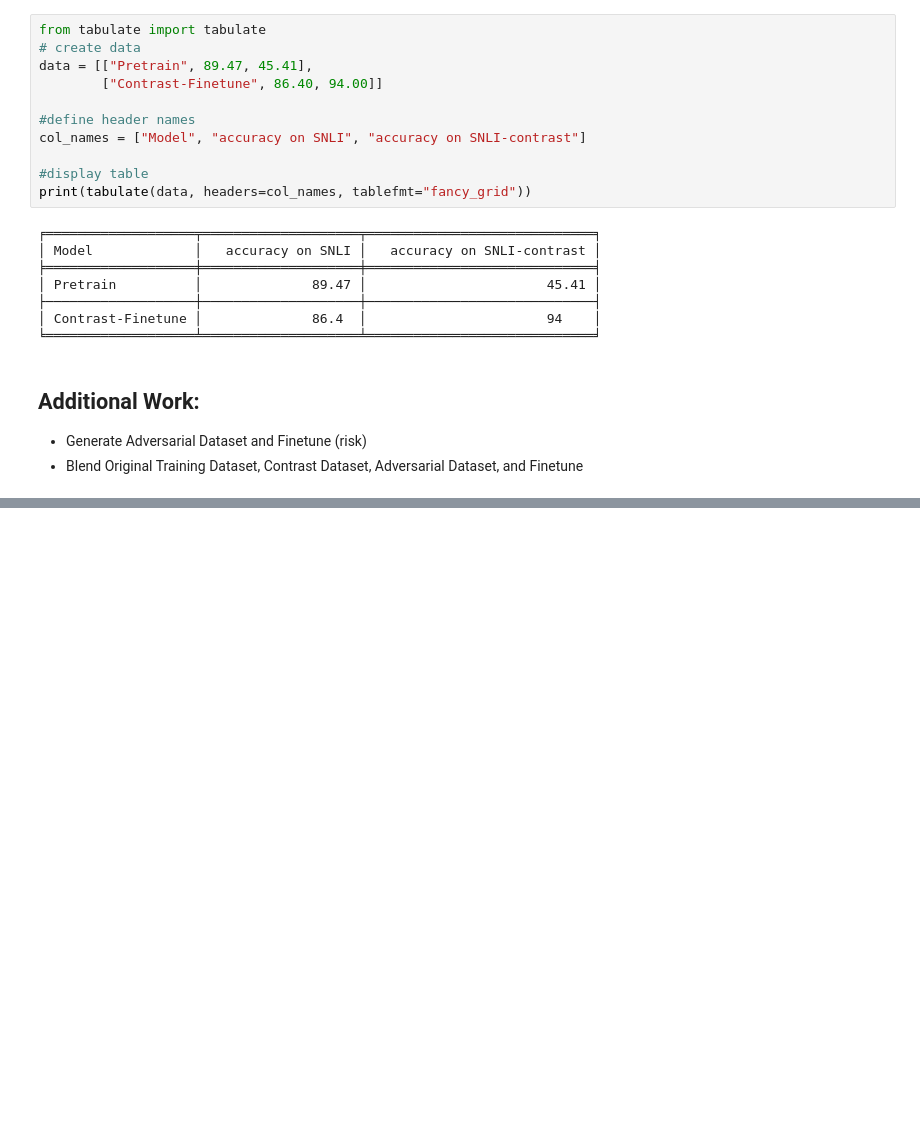
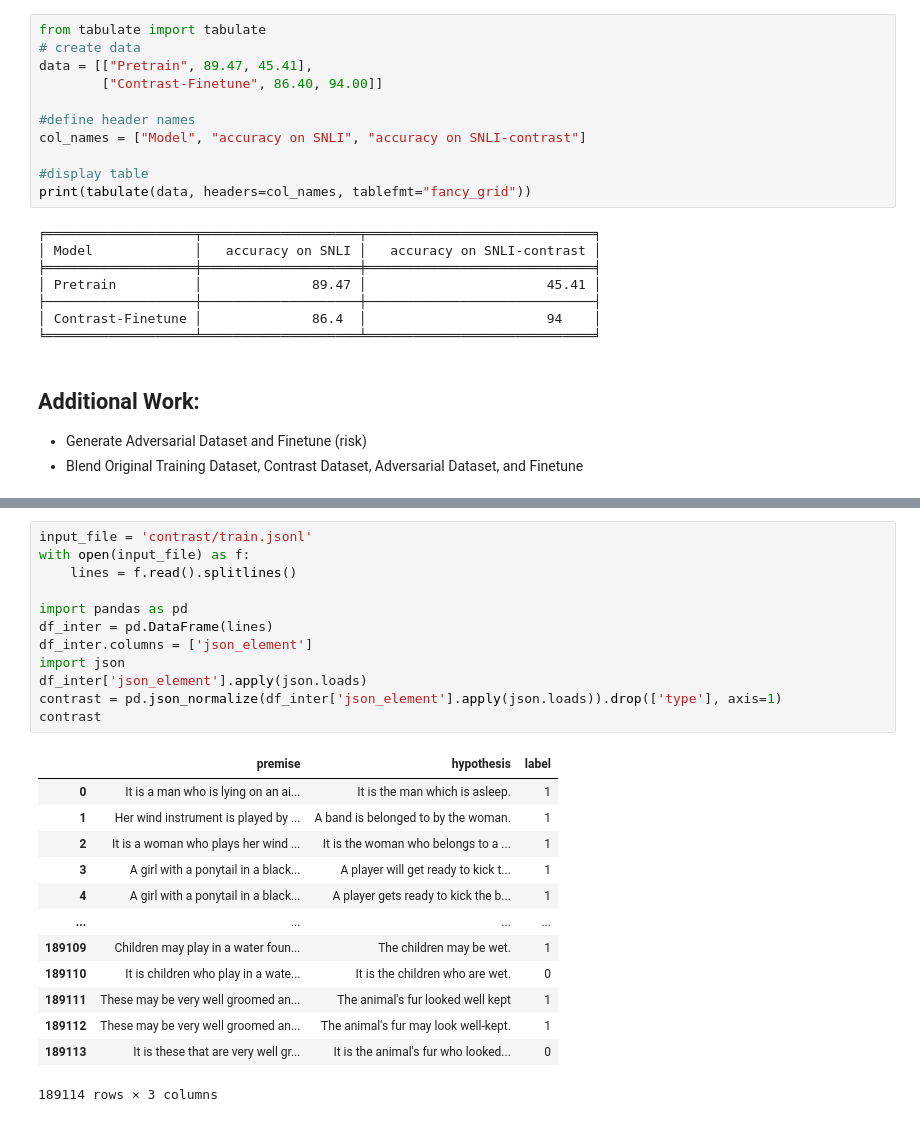
Before and after one commit to Manheim94/fp-dataset-artifacts, a Jupyter notebook: a.ipynb, the cells around one changed output, grey strips where cells are left out. Saved outputs shown, nothing was run; the diff lists cells and outputs as text; blank space fills up the shorter version.

```diff
--- a/a.ipynb
+++ b/a.ipynb
@@ -244,0 +267,26 @@ print(tabulate(data, headers=col_names, tablefmt="fancy_grid"))
+# %%
+input_file = 'contrast/train.jsonl'
+with open(input_file) as f:
+    lines = f.read().splitlines()
+
+import pandas as pd
+df_inter = pd.DataFrame(lines)
+df_inter.columns = ['json_element']
+import json
+df_inter['json_element'].apply(json.loads)
+contrast = pd.json_normalize(df_inter['json_element'].apply(json.loads)).drop(['type'], axis=1)
+contrast
+# %% [output]
+|  | premise | hypothesis | label |
+| 0 | It is a man who is lying on an ai... | It is the man which is asleep. | 1 |
+| 1 | Her wind instrument is played by ... | A band is belonged to by the woman. | 1 |
+| 2 | It is a woman who plays her wind ... | It is the woman who belongs to a ... | 1 |
+| 3 | A girl with a ponytail in a black... | A player will get ready to kick t... | 1 |
+| 4 | A girl with a ponytail in a black... | A player gets ready to kick the b... | 1 |
+| ... | ... | ... | ... |
+| 189109 | Children may play in a water foun... | The children may be wet. | 1 |
+| 189110 | It is children who play in a wate... | It is the children who are wet. | 0 |
+| 189111 | These may be very well groomed an... | The animal's fur looked well kept | 1 |
+| 189112 | These may be very well groomed an... | The animal's fur may look well-kept. | 1 |
+| 189113 | It is these that are very well gr... | It is the animal's fur who looked... | 0 |
+189114 rows × 3 columns
```
Also changed, not shown: parts of 5 cells of this notebook, 18 other files.
